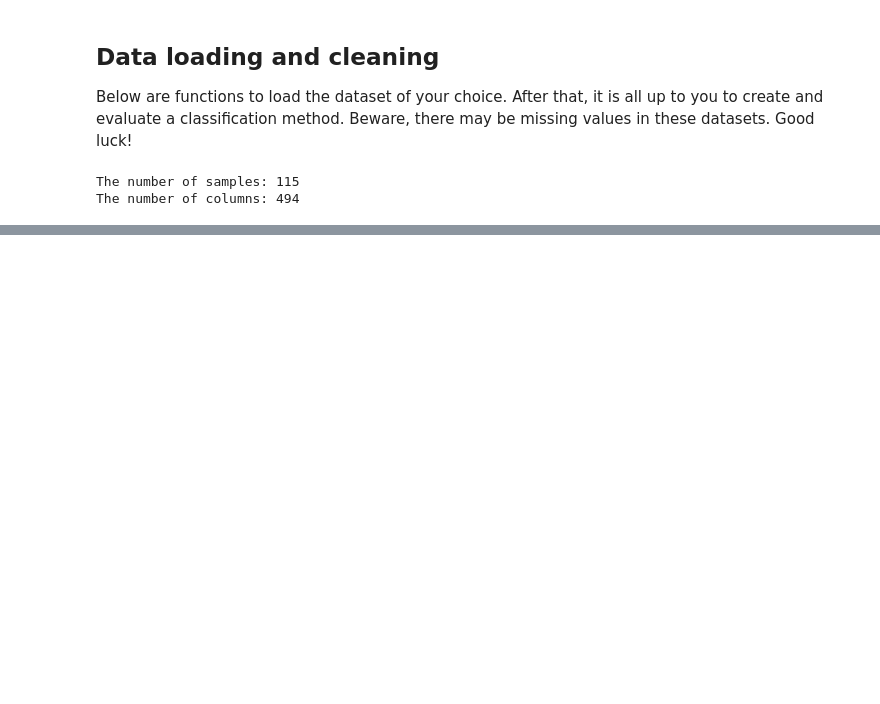
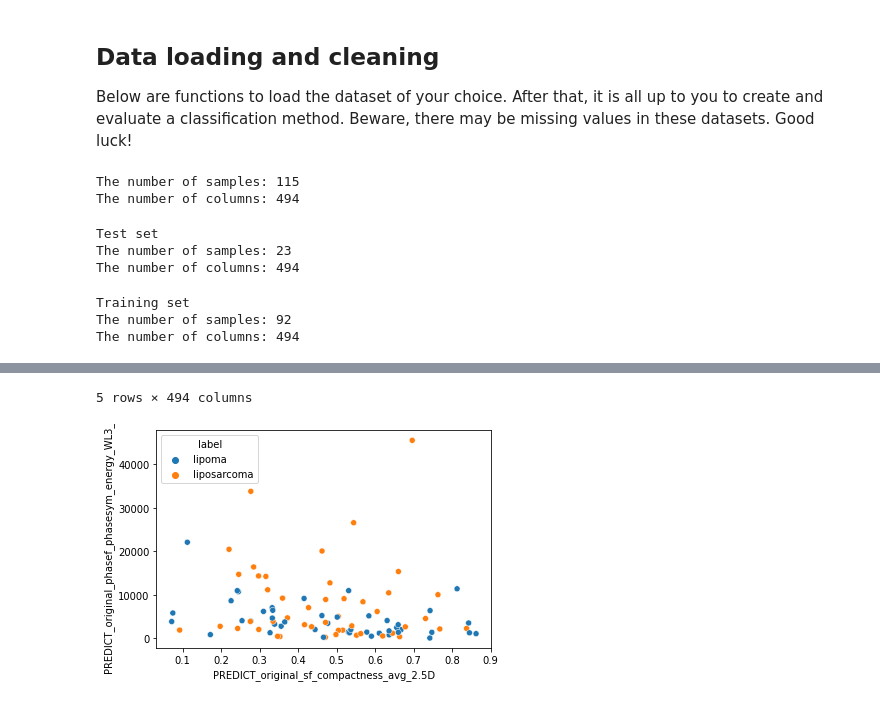
Before and after one commit to Doesjka/TM10007_ML_g9, a Jupyter notebook: assignment.ipynb, the cells around one changed output, grey strips where cells are left out. Saved outputs shown, nothing was run; the diff lists cells and outputs as text; code cells hidden in the pictures; blank space fills up the shorter version.

Commit message:
Data gesplitst in train en test. Linear PCA geprobeerd

```diff
--- a/assignment.ipynb
+++ b/assignment.ipynb
@@ -17,10 +12,41 @@ Below are functions to load the dataset of your choice. After that, it is all up
 # %%
 import os
 import pandas as pd
+import numpy as np
 
-data = pd.read_csv('/content/tm10007_ml/worclipo/Lipo_radiomicFeatures.csv', index_col=0)
+data = pd.read_csv('/content/TM10007_ML_g9/worclipo/Lipo_radiomicFeatures.csv', index_col=0)
 print(f'The number of samples: {len(data.index)}')
 print(f'The number of columns: {len(data.columns)}')
 # %% [output]
 The number of samples: 115
 The number of columns: 494
+# %%
+from sklearn import model_selection
+
+X_train, X_test, y_train, y_test = model_selection.train_test_split(data, data.index, test_size=0.20, random_state=42)
+# %%
+X_test.head()
+
+print('Test set')
+X_test.head()
+print(f'The number of samples: {len(X_test.index)}')
+print(f'The number of columns: {len(X_test.columns)}')
+# %% [output]
+Test set
+The number of samples: 23
+The number of columns: 494
+# %%
+print('Training set')
+X_train.head()
+print(f'The number of samples: {len(X_train.index)}')
+print(f'The number of columns: {len(X_train.columns)}')
+# %% [output]
+Training set
+The number of samples: 92
+The number of columns: 494
+# %%
+import seaborn
+
+seaborn.scatterplot(x='PREDICT_original_sf_compactness_avg_2.5D', y='PREDICT_original_phasef_phasesym_energy_WL3_N5', hue='label', data=X_train)
+data.head()
+# %% [output]
@@ -26,0 +60,2 @@ The number of columns: 494
+5 rows × 494 columns
+[figure, added]
```
Also changed, not shown: parts of 3 cells of this notebook.
